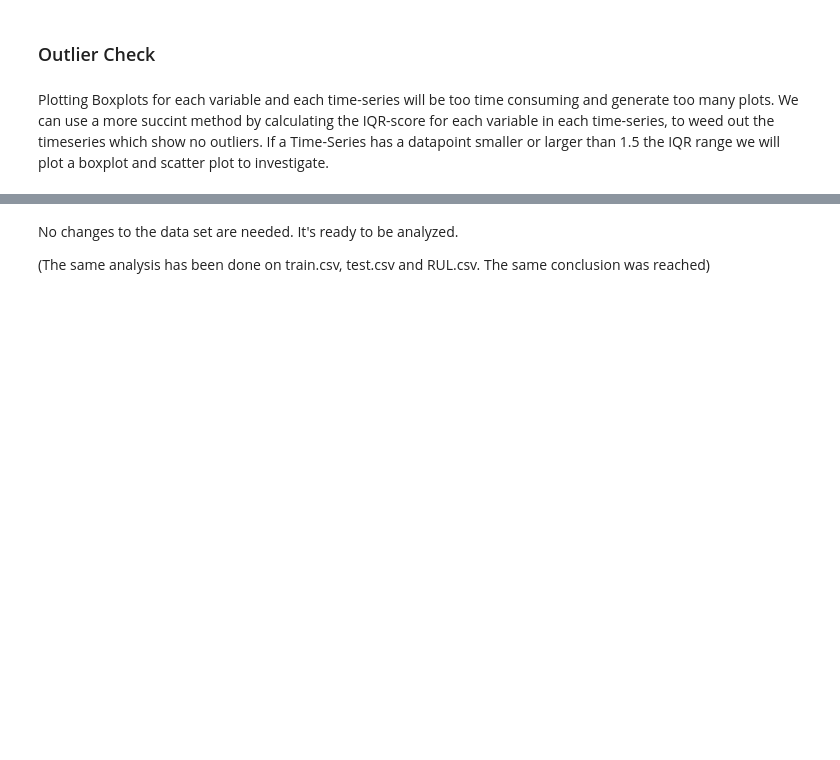
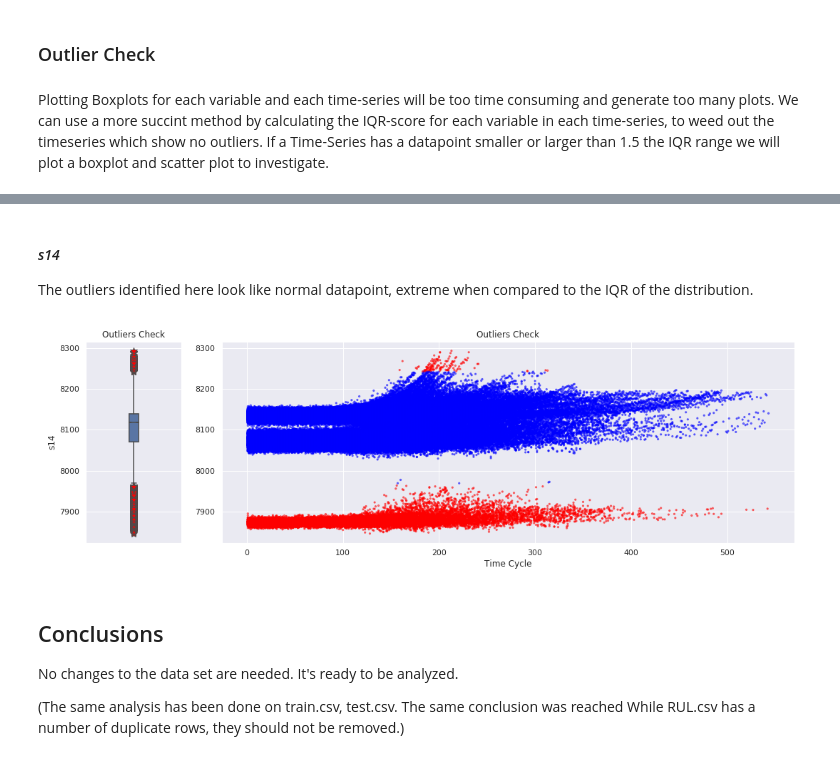
Before and after one commit to andrea-fantini/Predictive_Maintenance_Fanjet, a Jupyter notebook: notebooks/2 - Data Organization and Cleaning.ipynb, the cells around one changed output, grey strips where cells are left out. Cells and saved outputs as stored; diff of their text form; code cells hidden in the pictures; blank space fills up the shorter version.

```diff
--- a/notebooks/2 - Data Organization and Cleaning.ipynb
+++ b/notebooks/2 - Data Organization and Cleaning.ipynb
@@ -244,7 +264,15 @@ The outliers here identified seem to be simply extreme values of the data. There
+# %% [markdown]
+#### *s14*
+The outliers identified here look like normal datapoint, extreme when compared to the IQR of the distribution.
+# %%
+Image(filename='figures/outliers/train_outliers_s14.png')
+# %% [output]
+[figure, added]
 # %% [markdown]
 
-
+## Conclusions
 
 No changes to the data set are needed. It's ready to be analyzed.
 
-(The same analysis has been done on train.csv, test.csv and RUL.csv. The same conclusion was reached)
+(The same analysis has been done on train.csv, test.csv. The same conclusion was reached
+While RUL.csv has a number of duplicate rows, they should not be removed.)
```
Also changed, not shown: parts of 9 cells of this notebook.
